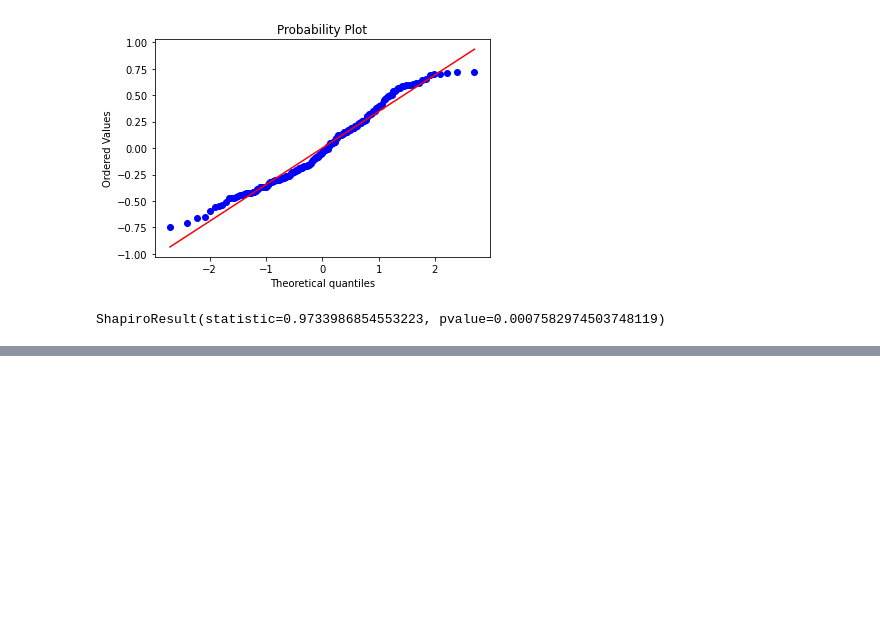
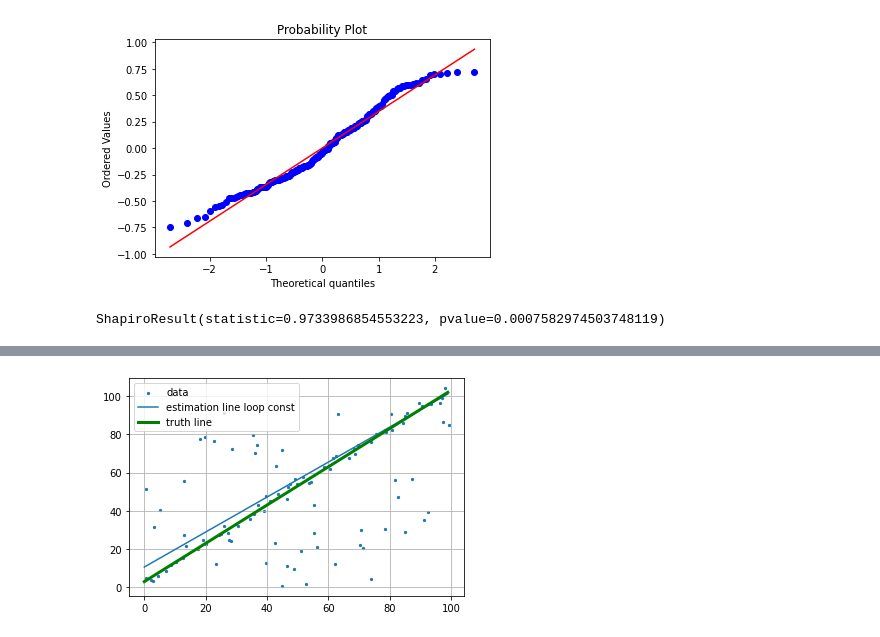
Before and after one commit to freejyb/kdigital, a Jupyter notebook: (7)kospi와삼성전자 회귀분석.ipynb, the cells around one changed output, grey strips where cells are left out. Drawn from its saved outputs; the diff is of its cells as text; code cells hidden in the pictures; blank space fills up the shorter version.

```diff
--- a/(7)kospi와삼성전자 회귀분석.ipynb
+++ b/(7)kospi와삼성전자 회귀분석.ipynb
@@ -265,0 +365,94 @@ ShapiroResult(statistic=0.9733986854553223, pvalue=0.0007582974503748119)
+# %%
+
+import matplotlib.pyplot as plt
+import numpy as np
+import random
+import numpy.matlib
+from math import sqrt
+
+def norm(A):
+    return sqrt(A[0]**2+A[1]**2)
+
+# Residual을 계산하기위한 행렬의 repeatcopy
+def repeatCopy(arg,size):
+    t1 = [arg[0]]*size
+    t2 = [arg[1]]*size
+    result = [t1,t2]
+    return np.array(result)
+
+# return index
+def findin(arg,threshold):
+    result = []
+    for i in range(len(arg)):
+        if abs(arg[i]) <= threshold:
+            result.append(i)
+    return result
+
+def ransac_demo(data,thrheshold_dist,inlier_ratio,num,loop_const):
+    bestInNum = 0
+    while bestInNum == 0:
+        bestParameter1,bestParameter2 = 0.0,0.0
+        bestInlier_list = []
+        for i in range(len(data)*loop_const):
+            # 랜덤으로 점을 2개 선택합니다.
+            idx = random.sample(range(num),2)
+            sample = [[data[0][idx[0]],data[1][idx[0]]],[data[0][idx[1]],data[1][idx[1]]]]
+
+            # 선택한 2개의 점으로 직선을 구합니다.
+            kLine = np.subtract(sample[0],sample[1])
+            klineNorm = kLine / norm(kLine)
+            normVector = np.array([-klineNorm[1],klineNorm[0]])
+
+            # sample과 data의 residual을 구합니다.
+            sub_mat = np.subtract(data,repeatCopy(sample[0],num))
+            distance = np.dot(normVector,sub_mat)
+            # distance is 1-D vector
+
+            # residual의 inlier threshold로 inlier 판단
+            inlier_idx = findin(distance,thrheshold_dist)
+            inlier_num = len(inlier_idx)
+
+            # inlier의 최대값일 경우 값을 저장합니다.
+            if inlier_num >= inlier_ratio * num and inlier_num > bestInNum:
+                tmp_list = [[],[]]
+                for j in inlier_idx:
+                    tmp_list[0].append(data[0][j])
+                    tmp_list[1].append(data[1][j])
+                bestInlier_list = tmp_list.copy()
+                bestInNum = inlier_num
+
+                # 이예제의 경우 parameter는 직선을 이루는 2개의 상수입니다.
+                p1 = (sample[1][1] - sample[0][1])/(sample[1][0] - sample[0][0])
+                p2 = sample[0][1] - p1*sample[0][0]
+                bestParameter1,bestParameter2 = p1,p2
+    return bestParameter1,bestParameter2,bestInlier_list
+
+def sample_line(x):
+    return x + 3
+
+if __name__ == "__main__":
+    sample_n = 100
+    noise_ratio = 2
+    sample_data = [[],[]]
+    for i in range(sample_n):
+        if i % 2 == 0:
+            sample_data[0].append(random.random()*sample_n)
+            sample_data[1].append(random.random()*sample_n)
+        else:
+            sample_data[0].append(i+float(random.sample([-1,1],1)[0])*random.random()*noise_ratio)
+            sample_data[1].append(sample_line(i+float(random.sample([-1,1],1)[0])*random.random()*noise_ratio) + float(random.sample([-1,1],1)[0])*random.random()*noise_ratio)
+
+    p1,p2,inlier = ransac_demo(sample_data,1,0.1,sample_n,1)
+    ransac_result_x = np.array(list(range(0,100,1)))
+    true_result_y = sample_line(ransac_result_x)
+    ransac_result_y = np.multiply(ransac_result_x,p1) + p2
+    # plt.scatter(inlier[0],inlier[1],c='red',s=5,label='inlier')
+    plt.scatter(sample_data[0],sample_data[1],s=5,label='data')
+    plt.plot(ransac_result_x,ransac_result_y,label='estimation line loop const')
+    plt.plot(ransac_result_x,true_result_y,c='green',label='truth line',linewidth=3)
+    plt.legend()
+    plt.grid()
+    plt.show()
+    pass
+# %% [output]
+[figure, added]
```
Also changed, not shown: parts of 3 cells of this notebook.
